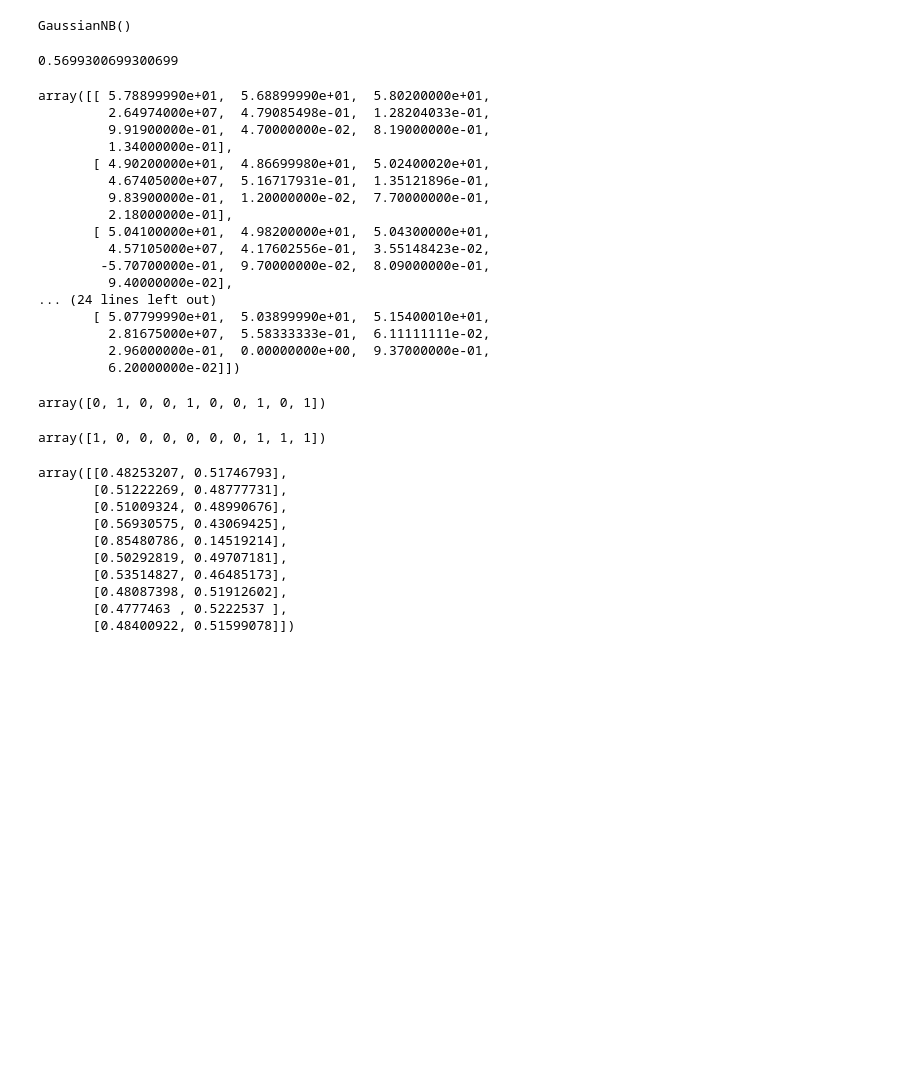
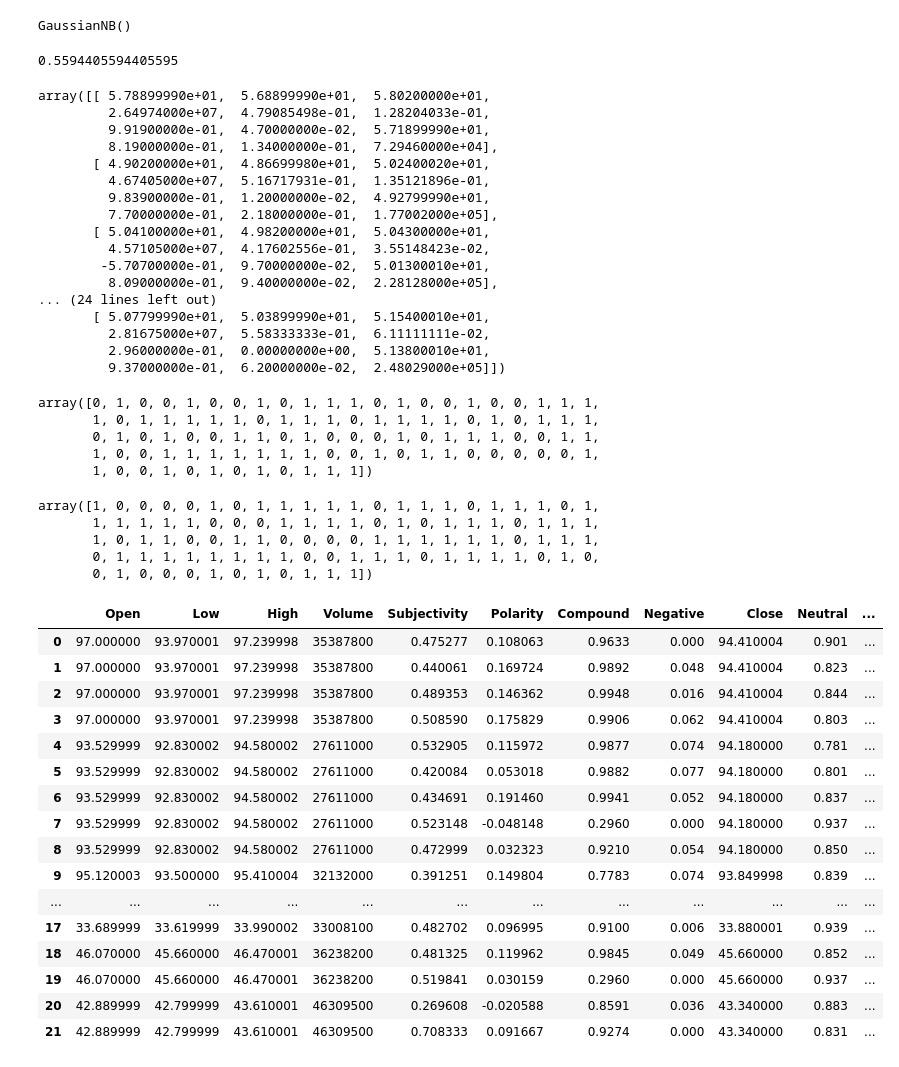
Before and after one commit to magnusfjaerli/Masteroppgave-NASDAQ-News, a Jupyter notebook: MicrosoftMedFiltreringOgSentiment.ipynb, the cells around one changed output. Cells and saved outputs as stored; diff of their text form; code cells hidden in the pictures; blank space fills up the shorter version.

```diff
--- a/MicrosoftMedFiltreringOgSentiment.ipynb
+++ b/MicrosoftMedFiltreringOgSentiment.ipynb
@@ -162,3 +185,13 @@ y = np.array(df["Label"])
+# %%
+#Lager for hele settet
+Drop = ["Open", "Low", "High", "Volume", "Subjectivity", "Polarity", "Compound", "Negative", "Close", "Neutral", "Positive", "X", "Label"]
+dx = merge[Drop]
+#Create the feature data set
+X = dx
+X = np.array(X.drop(["Label"], 1))
+
+#Create the target data set
+y = np.array(dx["Label"])
 # %%
 #Split the data into 80% trainig and 20% testing data set
 x_train, x_test, y_train, y_test = train_test_split(X, y, test_size = 0.2, random_state = 0)
@@ -232,48 +265,65 @@ GaussianNB()
 #Accuracy for modellen
 modelNB.score(x_test, y_test)
 # %% [output]
-0.5699300699300699
+0.5594405594405595
 # %%
 x_test[:10]
 # %% [output]
 array([[ 5.78899990e+01,  5.68899990e+01,  5.80200000e+01,
          2.64974000e+07,  4.79085498e-01,  1.28204033e-01,
-         9.91900000e-01,  4.70000000e-02,  8.19000000e-01,
-         1.34000000e-01],
+         9.91900000e-01,  4.70000000e-02,  5.71899990e+01,
+         8.19000000e-01,  1.34000000e-01,  7.29460000e+04],
        [ 4.90200000e+01,  4.86699980e+01,  5.02400020e+01,
          4.67405000e+07,  5.16717931e-01,  1.35121896e-01,
-         9.83900000e-01,  1.20000000e-02,  7.70000000e-01,
-         2.18000000e-01],
+         9.83900000e-01,  1.20000000e-02,  4.92799990e+01,
+         7.70000000e-01,  2.18000000e-01,  1.77002000e+05],
        [ 5.04100000e+01,  4.98200000e+01,  5.04300000e+01,
          4.57105000e+07,  4.17602556e-01,  3.55148423e-02,
-        -5.70700000e-01,  9.70000000e-02,  8.09000000e-01,
-         9.40000000e-02],
+        -5.70700000e-01,  9.70000000e-02,  5.01300010e+01,
+         8.09000000e-01,  9.40000000e-02,  2.28128000e+05],
 ... (24 lines left out)
        [ 5.07799990e+01,  5.03899990e+01,  5.15400010e+01,
          2.81675000e+07,  5.58333333e-01,  6.11111111e-02,
-         2.96000000e-01,  0.00000000e+00,  9.37000000e-01,
-         6.20000000e-02]])
+         2.96000000e-01,  0.00000000e+00,  5.13800010e+01,
+         9.37000000e-01,  6.20000000e-02,  2.48029000e+05]])
 # %%
 #Faktisk oppgang eller nedgang
-y_test[:10]
+y_test[:100]
 # %% [output]
-array([0, 1, 0, 0, 1, 0, 0, 1, 0, 1])
+array([0, 1, 0, 0, 1, 0, 0, 1, 0, 1, 1, 1, 0, 1, 0, 0, 1, 0, 0, 1, 1, 1,
+       1, 0, 1, 1, 1, 1, 1, 0, 1, 1, 1, 0, 1, 1, 1, 1, 0, 1, 0, 1, 1, 1,
+       0, 1, 0, 1, 0, 0, 1, 1, 0, 1, 0, 0, 0, 1, 0, 1, 1, 1, 0, 0, 1, 1,
+       1, 0, 0, 1, 1, 1, 1, 1, 1, 1, 0, 0, 1, 0, 1, 1, 0, 0, 0, 0, 0, 1,
+       1, 0, 0, 1, 0, 1, 0, 1, 0, 1, 1, 1])
 # %%
 #Sjekker om vi modellen predikerer rett
-modelNB.predict(x_test[:10])
+modelNB.predict(x_test[:100])
 # %% [output]
-array([1, 0, 0, 0, 0, 0, 0, 1, 1, 1])
+array([1, 0, 0, 0, 0, 1, 0, 1, 1, 1, 1, 1, 0, 1, 1, 1, 0, 1, 1, 1, 0, 1,
+       1, 1, 1, 1, 1, 0, 0, 0, 1, 1, 1, 1, 0, 1, 0, 1, 1, 1, 0, 1, 1, 1,
+       1, 0, 1, 1, 0, 0, 1, 1, 0, 0, 0, 0, 1, 1, 1, 1, 1, 1, 0, 1, 1, 1,
+       0, 1, 1, 1, 1, 1, 1, 1, 1, 0, 0, 1, 1, 1, 0, 1, 1, 1, 1, 0, 1, 0,
+       0, 1, 0, 0, 0, 1, 0, 1, 0, 1, 1, 1])
 # %%
 #Sjekker sannsynligheten for oppgang og nedgang
-modelNB.predict_proba(x_test[:10])
+Bayes = modelNB.predict_proba(x_test)
-# %% [output]
-array([[0.48253207, 0.51746793],
-       [0.51222269, 0.48777731],
-       [0.51009324, 0.48990676],
-       [0.56930575, 0.43069425],
-       [0.85480786, 0.14519214],
-       [0.50292819, 0.49707181],
-       [0.53514827, 0.46485173],
-       [0.48087398, 0.51912602],
-       [0.4777463 , 0.5222537 ],
-       [0.48400922, 0.51599078]])
+# %%
+dx.head(22)
+# %% [output]
+|  | Open | Low | High | Volume | Subjectivity | Polarity | Compound | Negative | Close | Neutral | ... |
+| 0 | 97.000000 | 93.970001 | 97.239998 | 35387800 | 0.475277 | 0.108063 | 0.9633 | 0.000 | 94.410004 | 0.901 | ... |
+| 1 | 97.000000 | 93.970001 | 97.239998 | 35387800 | 0.440061 | 0.169724 | 0.9892 | 0.048 | 94.410004 | 0.823 | ... |
+| 2 | 97.000000 | 93.970001 | 97.239998 | 35387800 | 0.489353 | 0.146362 | 0.9948 | 0.016 | 94.410004 | 0.844 | ... |
+| 3 | 97.000000 | 93.970001 | 97.239998 | 35387800 | 0.508590 | 0.175829 | 0.9906 | 0.062 | 94.410004 | 0.803 | ... |
+| 4 | 93.529999 | 92.830002 | 94.580002 | 27611000 | 0.532905 | 0.115972 | 0.9877 | 0.074 | 94.180000 | 0.781 | ... |
+| 5 | 93.529999 | 92.830002 | 94.580002 | 27611000 | 0.420084 | 0.053018 | 0.9882 | 0.077 | 94.180000 | 0.801 | ... |
+| 6 | 93.529999 | 92.830002 | 94.580002 | 27611000 | 0.434691 | 0.191460 | 0.9941 | 0.052 | 94.180000 | 0.837 | ... |
+| 7 | 93.529999 | 92.830002 | 94.580002 | 27611000 | 0.523148 | -0.048148 | 0.2960 | 0.000 | 94.180000 | 0.937 | ... |
+| 8 | 93.529999 | 92.830002 | 94.580002 | 27611000 | 0.472999 | 0.032323 | 0.9210 | 0.054 | 94.180000 | 0.850 | ... |
+| 9 | 95.120003 | 93.500000 | 95.410004 | 32132000 | 0.391251 | 0.149804 | 0.7783 | 0.074 | 93.849998 | 0.839 | ... |
+| ... | ... | ... | ... | ... | ... | ... | ... | ... | ... | ... | ... |
+| 17 | 33.689999 | 33.619999 | 33.990002 | 33008100 | 0.482702 | 0.096995 | 0.9100 | 0.006 | 33.880001 | 0.939 | ... |
+| 18 | 46.070000 | 45.660000 | 46.470001 | 36238200 | 0.481325 | 0.119962 | 0.9845 | 0.049 | 45.660000 | 0.852 | ... |
+| 19 | 46.070000 | 45.660000 | 46.470001 | 36238200 | 0.519841 | 0.030159 | 0.2960 | 0.000 | 45.660000 | 0.937 | ... |
+| 20 | 42.889999 | 42.799999 | 43.610001 | 46309500 | 0.269608 | -0.020588 | 0.8591 | 0.036 | 43.340000 | 0.883 | ... |
+| 21 | 42.889999 | 42.799999 | 43.610001 | 46309500 | 0.708333 | 0.091667 | 0.9274 | 0.000 | 43.340000 | 0.831 | ... |
```
Also changed, not shown: parts of 9 cells of this notebook.
